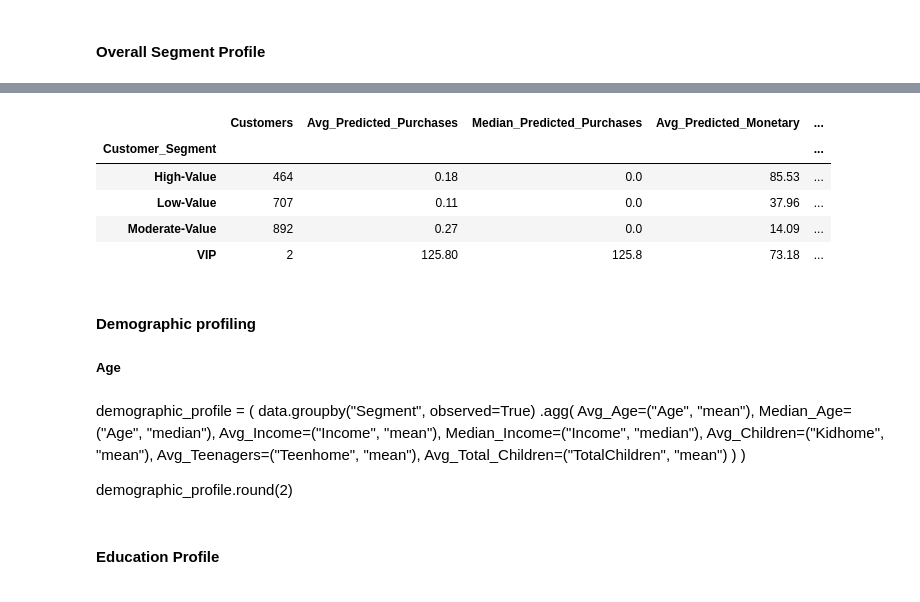
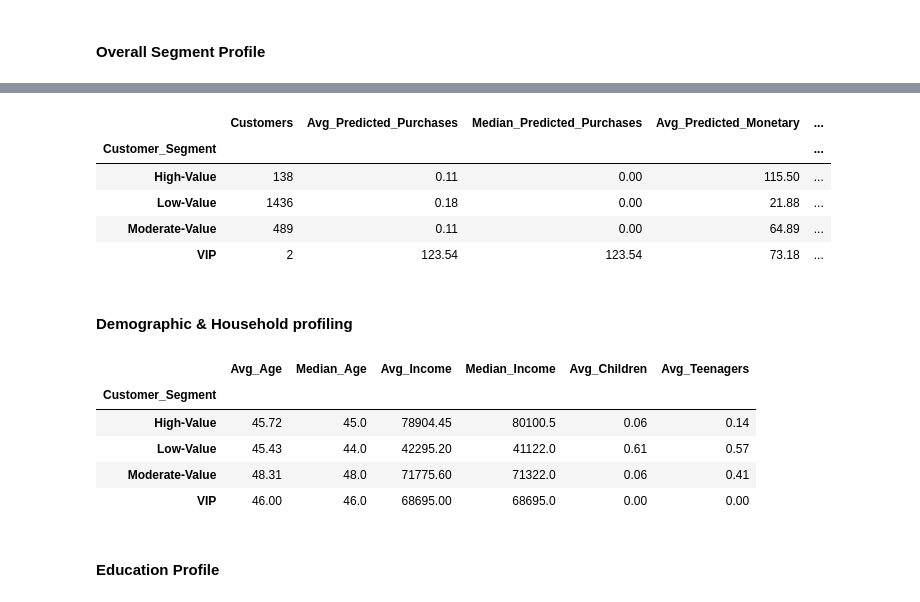
Before and after one commit to annugit1655/Customer-Behaviour-Analysis-with-CLTV, a Jupyter notebook: notebooks/04-CLTV-Probabilistic-models.ipynb, the cells around one changed output, grey strips where cells are left out. Cells and saved outputs as stored; diff of their text form; code cells hidden in the pictures.

```diff
--- a/notebooks/04-CLTV-Probabilistic-models.ipynb
+++ b/notebooks/04-CLTV-Probabilistic-models.ipynb
@@ -1034,3 +1034,6 @@ Name: Predicted_Purchases, dtype: float64
 ## **Customer Profiling**
 
 After forming the customer segments, we analyzed their purchasing behaviors. Next, we profile each segment to understand who our most valuable customers are — the `star` group — and which customers require more attention and engagement from the store.
+# %%
+pareto_df = pd.read_csv(data_path.joinpath("ParetoNBD_GammaGamma_CLTV_Analysis.csv"))
+display(pareto_df.head())
@@ -1036,0 +1047,7 @@ After forming the customer segments, we analyzed their purchasing behaviors. Nex
+# %%
+# merge pareto_df with processed_df to get the complete customer information
+pareto_data = pareto_df[pareto_df.columns.difference(['Frequency', 'Recency', 'Monetary', 'T'])]
+
+# customer profile data is satisfying assumptions of probabilistic models
+processed_data = customer_df.query('Frequency > 0').query("Recency <= T")
+merged_df = processed_data.merge(pareto_data, how='left', on=['ID'])
@@ -1048,55 +1067,60 @@ pd.read_csv(data_path.joinpath("ParetoNBD_GammaGamma_CLTV_Analysis.csv")).head()
 # %%
 segment_summary = (
-    rfm_gg.groupby("Customer_Segment", observed=True)
+    merged_df.groupby("Customer_Segment", observed=True)
     .agg(
         Customers=("ID", "count"),
         Avg_Predicted_Purchases=("Predicted_Purchases", "mean"),
         Median_Predicted_Purchases=("Predicted_Purchases", "median"),
         Avg_Predicted_Monetary=("Predicted_Avg_Monetary", "mean"),
         Median_Predicted_Monetary=("Predicted_Avg_Monetary", "median"),
         Avg_CLTV=("Predicted_cltv", "mean"),
         Median_CLTV=("Predicted_cltv", "median"),
-        #Avg_Historical_Spending=("TotalSpending", "mean"),
-        #Avg_Historical_Purchases=("TotalPurchases", "mean"),
+        Avg_Historical_Spending=("Monetary", "mean"),
+        Avg_Historical_Purchases=("Monetary", "mean"),
         Avg_Recency=("Recency", "mean"),
-        #Avg_Income=("Income", "mean"),
-        #Avg_Age=("Age", "mean")
+        Avg_Income=("Income", "mean"),
+        Avg_Age=("Age", "mean")
     )
 )
 
 segment_summary["Customer_Percentage"] = (
     segment_summary["Customers"]
-    / len(data) * 100
+    / len(merged_df) * 100
 )
 
 profile_table = segment_summary.round(2)
 
 display(profile_table)
 # %% [output]
 |  | Customers | Avg_Predicted_Purchases | Median_Predicted_Purchases | Avg_Predicted_Monetary | ... |
 | Customer_Segment |  |  |  |  | ... |
-| High-Value | 464 | 0.18 | 0.0 | 85.53 | ... |
-| Low-Value | 707 | 0.11 | 0.0 | 37.96 | ... |
-| Moderate-Value | 892 | 0.27 | 0.0 | 14.09 | ... |
-| VIP | 2 | 125.80 | 125.8 | 73.18 | ... |
+| High-Value | 138 | 0.11 | 0.00 | 115.50 | ... |
+| Low-Value | 1436 | 0.18 | 0.00 | 21.88 | ... |
+| Moderate-Value | 489 | 0.11 | 0.00 | 64.89 | ... |
+| VIP | 2 | 123.54 | 123.54 | 73.18 | ... |
 # %% [markdown]
-#### **Demographic profiling**
-
-##### **Age**
+#### **Demographic & Household profiling**
-# %% [markdown]
-demographic_profile = (
-    data.groupby("Segment", observed=True)
-    .agg(
-        Avg_Age=("Age", "mean"),
-        Median_Age=("Age", "median"),
-        Avg_Income=("Income", "mean"),
-        Median_Income=("Income", "median"),
-        Avg_Children=("Kidhome", "mean"),
-        Avg_Teenagers=("Teenhome", "mean"),
-        Avg_Total_Children=("TotalChildren", "mean")
-    )
-)
-
-demographic_profile.round(2)
+# %%
+demographic_profile = (
+    merged_df.groupby("Customer_Segment", observed=True)
+    .agg(
+        Avg_Age=("Age", "mean"),
+        Median_Age=("Age", "median"),
+        Avg_Income=("Income", "mean"),
+        Median_Income=("Income", "median"),
+        Avg_Children=("Kidhome", "mean"),
+        Avg_Teenagers=("Teenhome", "mean"),
+        #Avg_Total_Children=("TotalChildren", "mean")
+    )
+)
+
+display(demographic_profile.round(2))
+# %% [output]
+|  | Avg_Age | Median_Age | Avg_Income | Median_Income | Avg_Children | Avg_Teenagers |
+| Customer_Segment |  |  |  |  |  |  |
+| High-Value | 45.72 | 45.0 | 78904.45 | 80100.5 | 0.06 | 0.14 |
+| Low-Value | 45.43 | 44.0 | 42295.20 | 41122.0 | 0.61 | 0.57 |
+| Moderate-Value | 48.31 | 48.0 | 71775.60 | 71322.0 | 0.06 | 0.41 |
+| VIP | 46.00 | 46.0 | 68695.00 | 68695.0 | 0.00 | 0.00 |
 # %% [markdown]
 #### **Education Profile**
```
Also changed, not shown: parts of 78 cells of this notebook, 3 other files.
